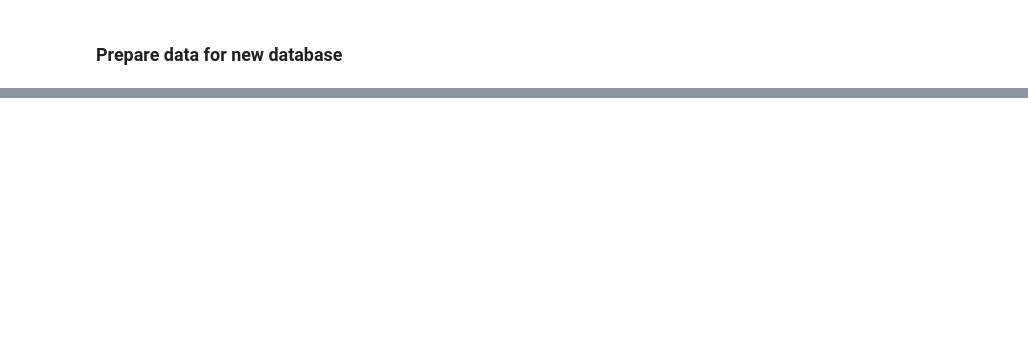
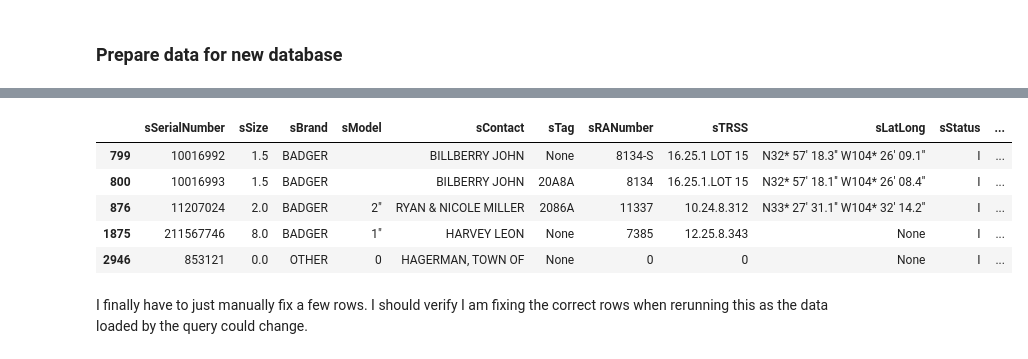
Before and after one commit to NMWDI/WaterManagerDB, a Jupyter notebook: tools/ExtractMeters.ipynb, the cells around one changed output, grey strips where cells are left out. Cells and saved outputs as stored; diff of their text form; code cells hidden in the pictures; blank space fills up the shorter version.

```diff
--- a/tools/ExtractMeters.ipynb
+++ b/tools/ExtractMeters.ipynb
@@ -81,0 +160,12 @@ meter_df.drop_duplicates(subset='sSerialNumber', keep='first', inplace=True)
+# %%
+#Assess meters with no meter type id and status of S
+meters[(meters['meter_type_id'].isna()) & (meters['sStatus'] == 'I')]
+# %% [output]
+|  | sSerialNumber | sSize | sBrand | sModel | sContact | sTag | sRANumber | sTRSS | sLatLong | sStatus | ... |
+| 799 | 10016992 | 1.5 | BADGER |  | BILLBERRY JOHN | None | 8134-S | 16.25.1 LOT 15 | N32* 57' 18.3'' W104* 26' 09.1'' | I | ... |
+| 800 | 10016993 | 1.5 | BADGER |  | BILBERRY JOHN | 20A8A | 8134 | 16.25.1.LOT 15 | N32* 57' 18.1'' W104* 26' 08.4'' | I | ... |
+| 876 | 11207024 | 2.0 | BADGER | 2" | RYAN & NICOLE MILLER | 2086A | 11337 | 10.24.8.312 | N33* 27' 31.1'' W104* 32' 14.2'' | I | ... |
+| 1875 | 211567746 | 8.0 | BADGER | 1" | HARVEY LEON | None | 7385 | 12.25.8.343 | None | I | ... |
+| 2946 | 853121 | 0.0 | OTHER | 0 | HAGERMAN, TOWN OF | None | 0 | 0 | None | I | ... |
+# %% [markdown]
+I finally have to just manually fix a few rows. I should verify I am fixing the correct rows when rerunning this as the data loaded by the query could change.
```
Also changed, not shown: parts of 44 cells of this notebook, 5 other files.
